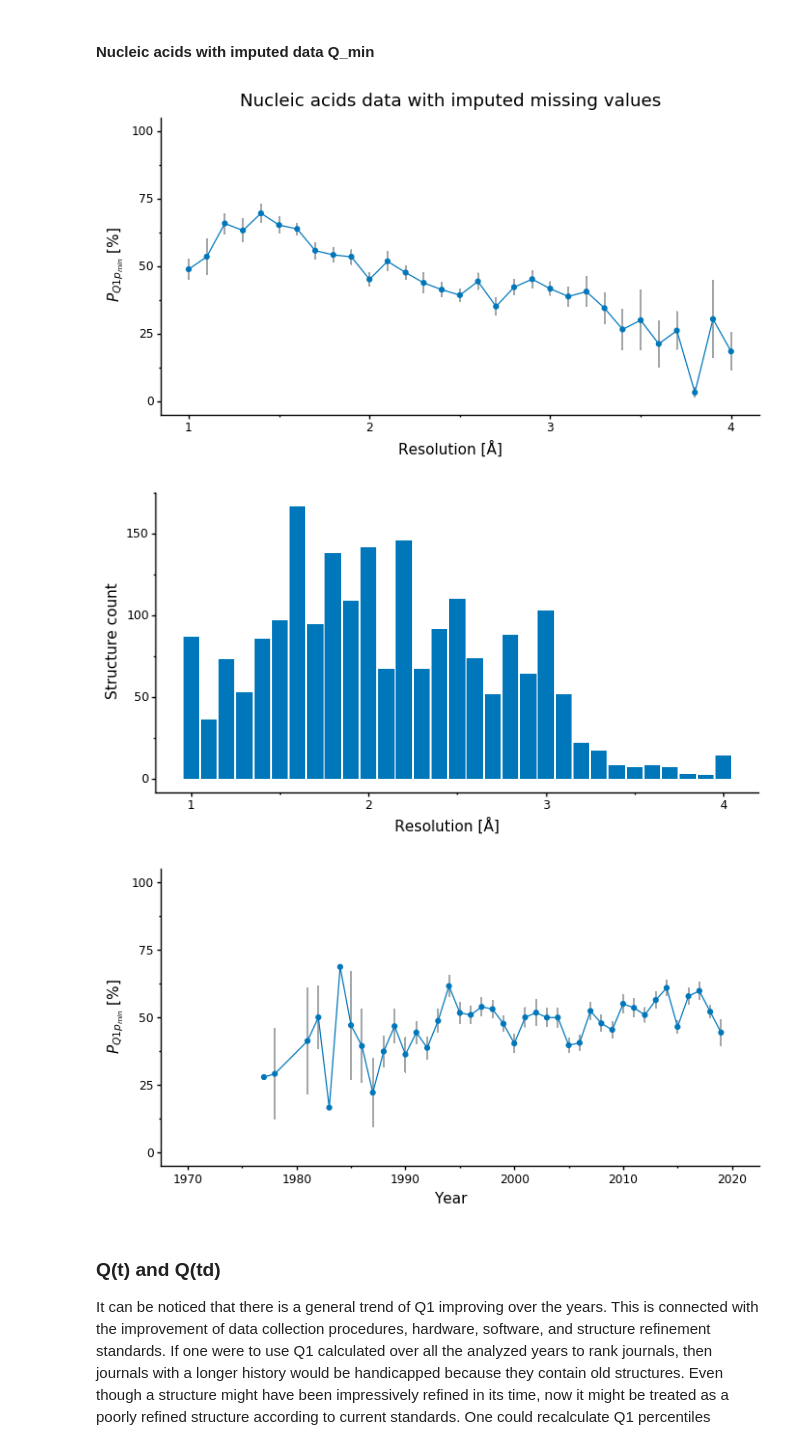
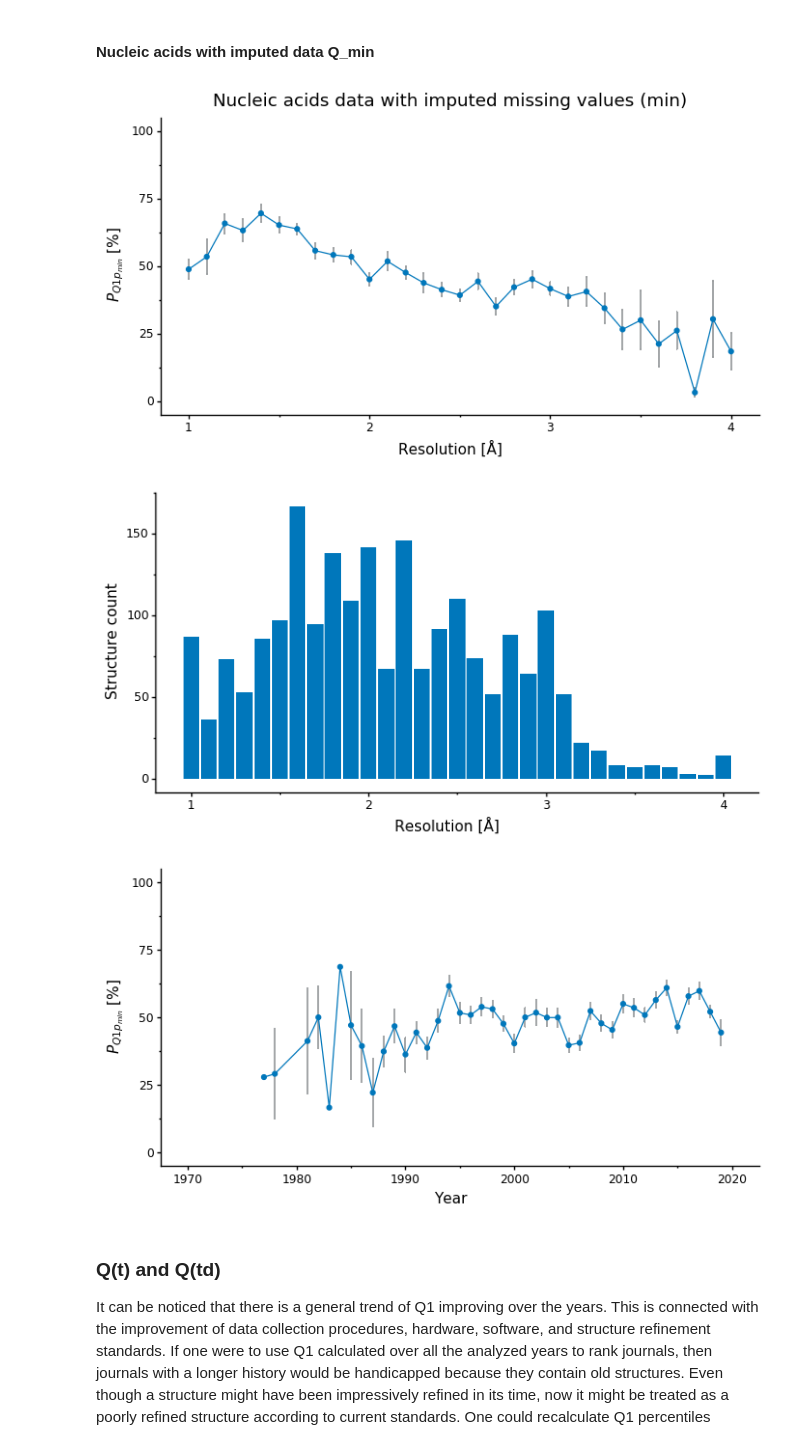
Before and after one commit to dabrze/pdb_structure_quality, a Jupyter notebook: PDB analysis.ipynb, the cells around one changed output. Cells and saved outputs as stored; diff of their text form; code cells hidden in the pictures.

```diff
--- a/PDB analysis.ipynb
+++ b/PDB analysis.ipynb
@@ -810,11 +810,11 @@ plot_q1_analysis(nucleic_imputed_q1_df, "Nucleic acids data with imputed missing
 # %% [markdown]
 #### Nucleic acids with imputed data Q_min
 # %%
-plot_q1_analysis(nucleic_imputed_q1_df, "Nucleic acids data with imputed missing values",
+plot_q1_analysis(nucleic_imputed_q1_df, "Nucleic acids data with imputed missing values (min)",
                  label="$P_{Q1p_{min}}$ [%]", percentile_col="Q1_min percentile",
                 color="#0077BB")
 # %% [output]
-[figure, old version]
+[figure, new version]
 [figure]
 [figure]
 # %% [markdown]
```
Also changed, not shown: parts of 1 cell of this notebook, 35 other files.
